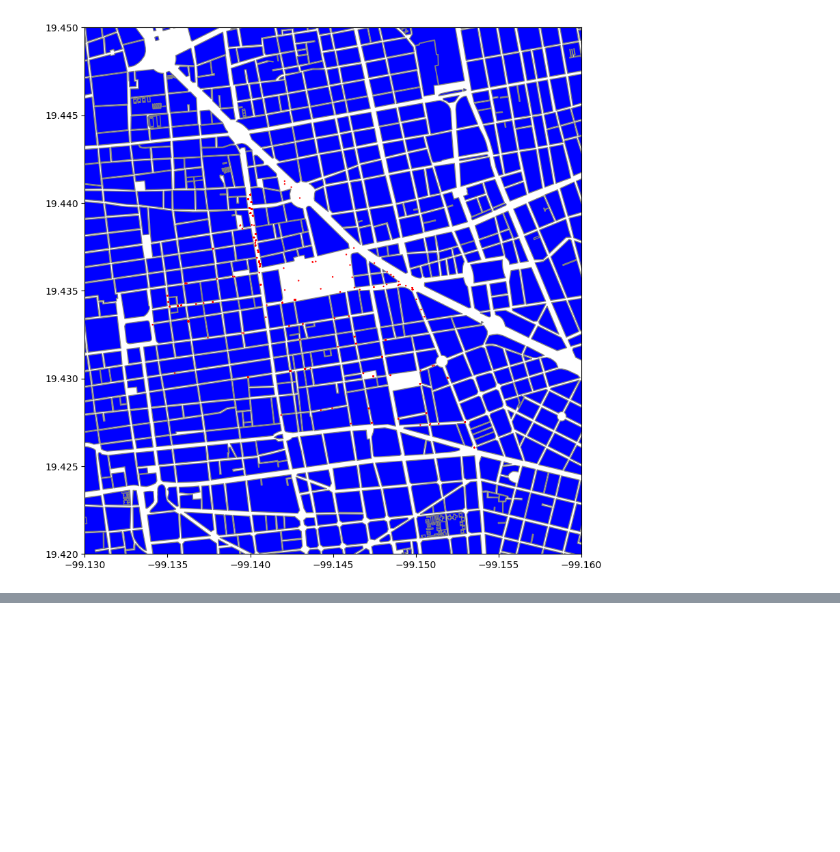
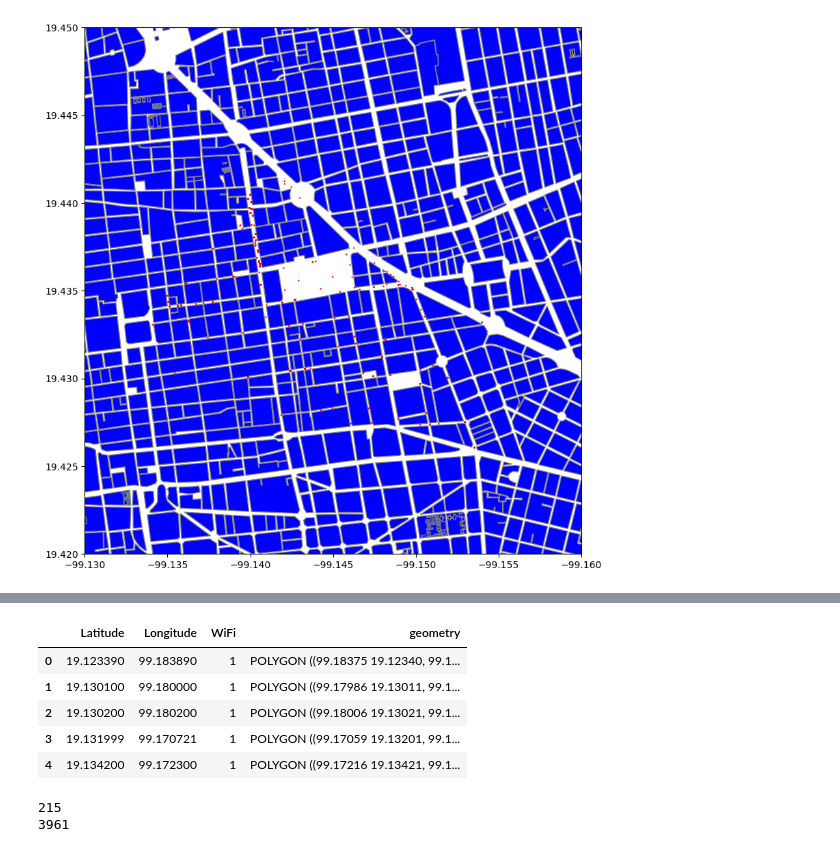
Before and after one commit to zeynepmertan/shantiproject, a Jupyter notebook: data processing/join_external_data.ipynb, the cells around one changed output, grey strips where cells are left out. Cells and saved outputs as stored; diff of their text form; code cells hidden in the pictures; blank space fills up the shorter version.

```diff
--- a/data processing/join_external_data.ipynb
+++ b/data processing/join_external_data.ipynb
@@ -189,0 +353,9 @@ We can see that there are few points that are not matched to a block. We will do
+# %%
+gdf_wifi.head()
+# %% [output]
+|  | Latitude | Longitude | WiFi | geometry |
+| 0 | 19.123390 | 99.183890 | 1 | POLYGON ((99.18375 19.12340, 99.1... |
+| 1 | 19.130100 | 99.180000 | 1 | POLYGON ((99.17986 19.13011, 99.1... |
+| 2 | 19.130200 | 99.180200 | 1 | POLYGON ((99.18006 19.13021, 99.1... |
+| 3 | 19.131999 | 99.170721 | 1 | POLYGON ((99.17059 19.13201, 99.1... |
+| 4 | 19.134200 | 99.172300 | 1 | POLYGON ((99.17216 19.13421, 99.1... |
@@ -189,0 +379,6 @@ We can see that there are few points that are not matched to a block. We will do
+# %%
+print(joined_wifi['index_right'].isna().sum())
+print(joined_wifi['index_right'].count())
+# %% [output]
+215
+3961
```
Also changed, not shown: parts of 31 cells of this notebook.
